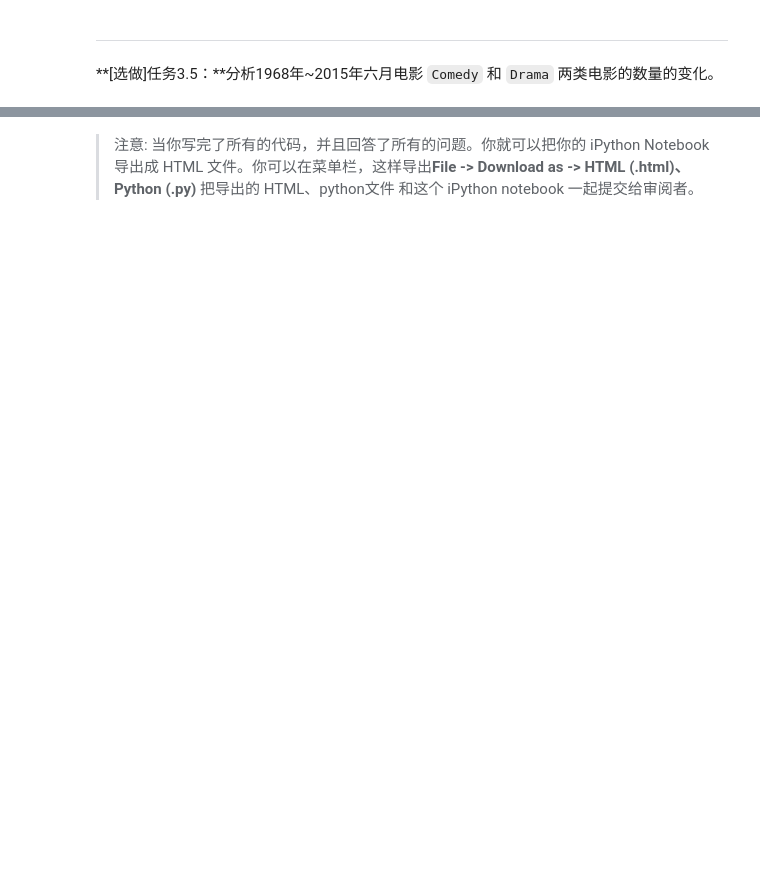
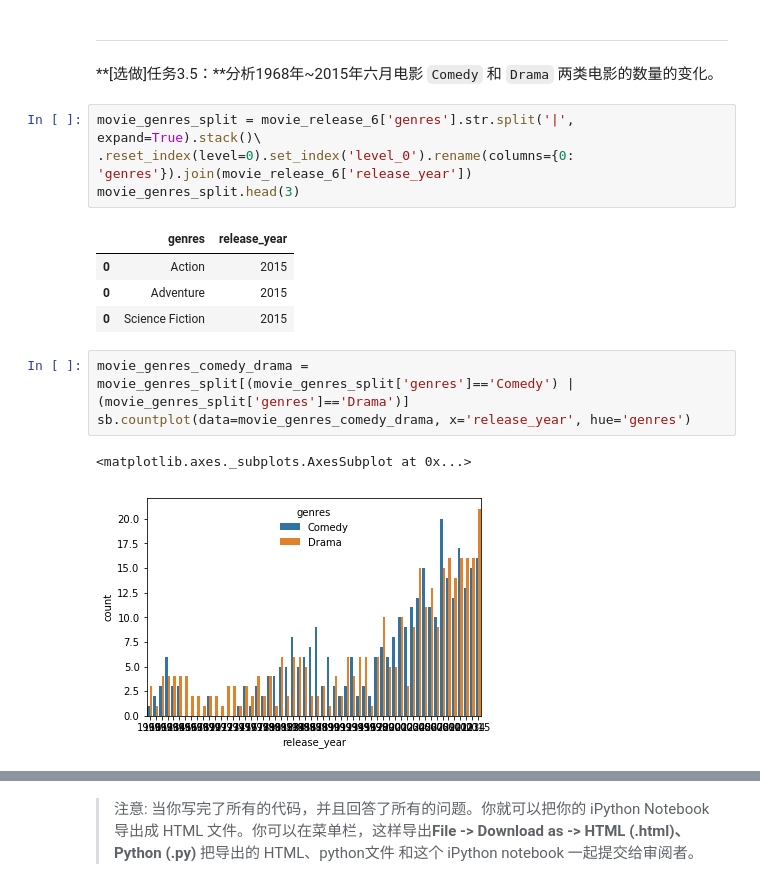
Before and after one commit to LYleonard/DataAnalysis, a Jupyter notebook: Statistics/ExploringDataSet/Explore_Movie_Dataset/Explore Movie Dataset_tmdb.ipynb, the cells around one changed output, grey strips where cells are left out. Saved outputs shown, nothing was run; the diff lists cells and outputs as text; blank space fills up the shorter version.

```diff
--- a/Statistics/ExploringDataSet/Explore_Movie_Dataset/Explore Movie Dataset_tmdb.ipynb
+++ b/Statistics/ExploringDataSet/Explore_Movie_Dataset/Explore Movie Dataset_tmdb.ipynb
@@ -485,3 +530,18 @@ movie_data.head(3)
 ---
 
 **[选做]任务3.5：**分析1968年~2015年六月电影 `Comedy` 和 `Drama` 两类电影的数量的变化。
+# %%
+movie_genres_split = movie_release_6['genres'].str.split('|', expand=True).stack()\
+.reset_index(level=0).set_index('level_0').rename(columns={0: 'genres'}).join(movie_release_6['release_year'])
+movie_genres_split.head(3)
+# %% [output]
+|  | genres | release_year |
+| 0 | Action | 2015 |
+| 0 | Adventure | 2015 |
+| 0 | Science Fiction | 2015 |
+# %%
+movie_genres_comedy_drama = movie_genres_split[(movie_genres_split['genres']=='Comedy') | (movie_genres_split['genres']=='Drama')]
+sb.countplot(data=movie_genres_comedy_drama, x='release_year', hue='genres')
+# %% [output]
+<matplotlib.axes._subplots.AxesSubplot at 0x...>
+[figure, added]
```
Also changed, not shown: parts of 9 cells of this notebook.
